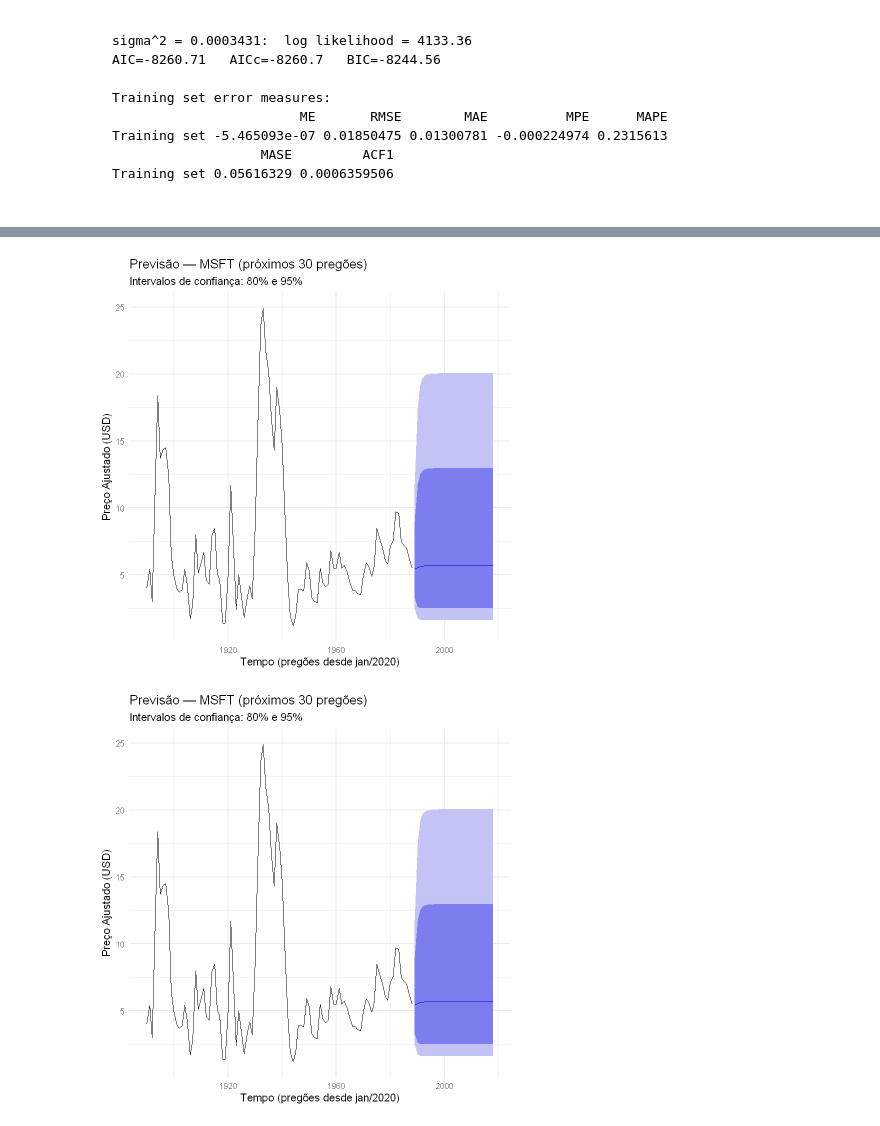
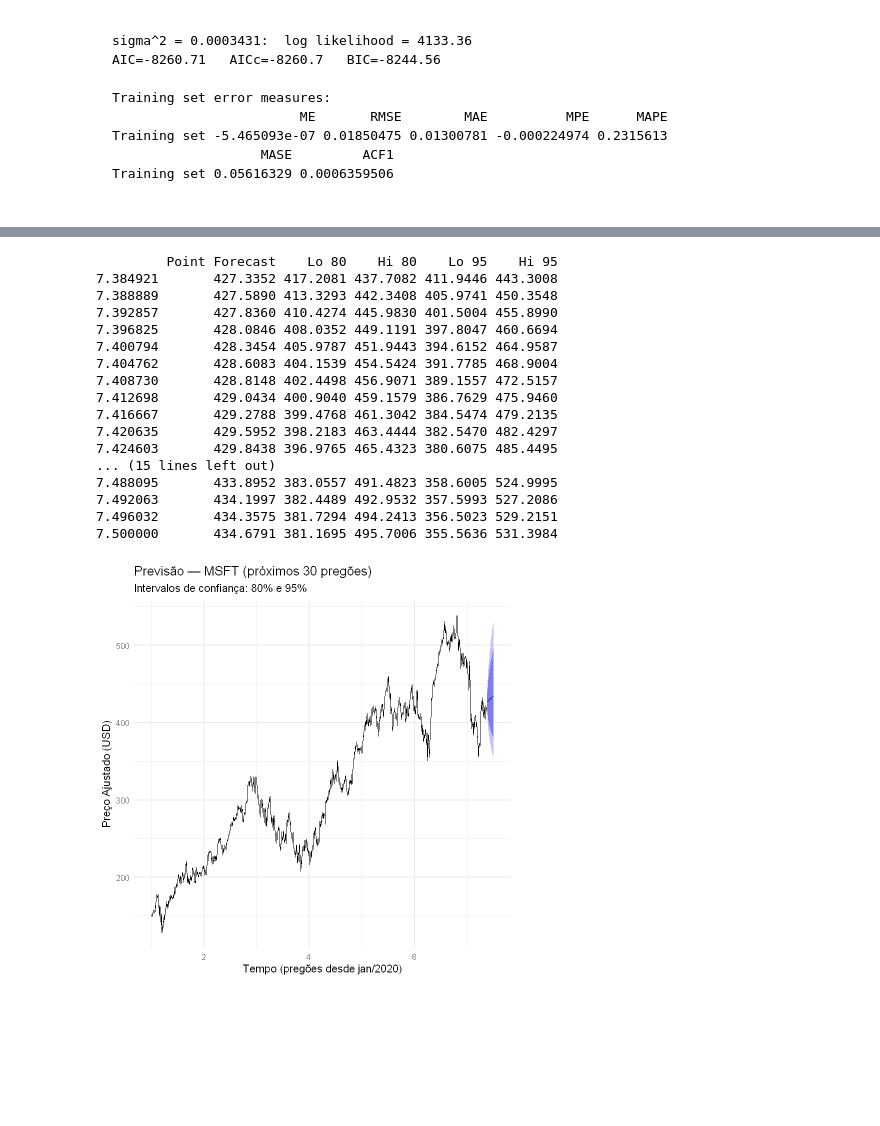
Before and after one commit to Marcehlin/Atividades-2026_1, a Jupyter notebook: Séries Temporais/Lista 3/Lista 3.ipynb, the cells around one changed output, grey strips where cells are left out. Drawn from its saved outputs; the diff is of its cells as text; code cells hidden in the pictures; blank space fills up the shorter version.

Commit message:
update lista 3 series temporais

```diff
--- a/Séries Temporais/Lista 3/Lista 3.ipynb
+++ b/Séries Temporais/Lista 3/Lista 3.ipynb
@@ -631,44 +720,41 @@ O gráfico abaixo mostra uma visualização melhor das previsões (dentro do int
 # %%
 h <- 30  # 30 pregões à frente
 
-prev_log <- forecast(modelo_auto, h = h, level = c(80, 95))
+prev_log <- forecast(modelo_auto_ms, h = h, level = c(80, 95))
 
 # Revertendo a transformação log → escala original
 prev_orig        <- prev_log
 prev_orig$mean   <- exp(prev_log$mean)
 prev_orig$lower  <- exp(prev_log$lower)
 prev_orig$upper  <- exp(prev_log$upper)
 prev_orig$x      <- exp(prev_log$x)
+
+prev_orig
 
 autoplot(prev_orig) +
   labs(
     title    = "Previsão — MSFT (próximos 30 pregões)",
     subtitle = "Intervalos de confiança: 80% e 95%",
     x        = "Tempo (pregões desde jan/2020)",
     y        = "Preço Ajustado (USD)"
   ) +
   theme_minimal(base_size = 13)
 # %% [output]
+         Point Forecast    Lo 80    Hi 80    Lo 95    Hi 95
+7.384921       427.3352 417.2081 437.7082 411.9446 443.3008
+7.388889       427.5890 413.3293 442.3408 405.9741 450.3548
+7.392857       427.8360 410.4274 445.9830 401.5004 455.8990
+7.396825       428.0846 408.0352 449.1191 397.8047 460.6694
+7.400794       428.3454 405.9787 451.9443 394.6152 464.9587
+7.404762       428.6083 404.1539 454.5424 391.7785 468.9004
+7.408730       428.8148 402.4498 456.9071 389.1557 472.5157
+7.412698       429.0434 400.9040 459.1579 386.7629 475.9460
+7.416667       429.2788 399.4768 461.3042 384.5474 479.2135
+7.420635       429.5952 398.2183 463.4444 382.5470 482.4297
+7.424603       429.8438 396.9765 465.4323 380.6075 485.4495
+... (15 lines left out)
+7.488095       433.8952 383.0557 491.4823 358.6005 524.9995
+7.492063       434.1997 382.4489 492.9532 357.5993 527.2086
+7.496032       434.3575 381.7294 494.2413 356.5023 529.2151
+7.500000       434.6791 381.1695 495.7006 355.5636 531.3984
-[figure, old version]
+[figure, new version]
-# %%
-h <- 30  # 30 pregões à frente
-
-prev_log <- forecast(modelo_auto, h = h, level = c(80, 95))
-
-# Revertendo a transformação log → escala original
-prev_orig        <- prev_log
-prev_orig$mean   <- exp(prev_log$mean)
-prev_orig$lower  <- exp(prev_log$lower)
-prev_orig$upper  <- exp(prev_log$upper)
-prev_orig$x      <- exp(prev_log$x)
-
-autoplot(prev_orig) +
-  labs(
-    title    = "Previsão — MSFT (próximos 30 pregões)",
-    subtitle = "Intervalos de confiança: 80% e 95%",
-    x        = "Tempo (pregões desde jan/2020)",
-    y        = "Preço Ajustado (USD)"
-  ) +
-  theme_minimal(base_size = 13)
-# %% [output]
-[figure, removed]
```
Also changed, not shown: parts of 16 cells of this notebook, 15 other files.
